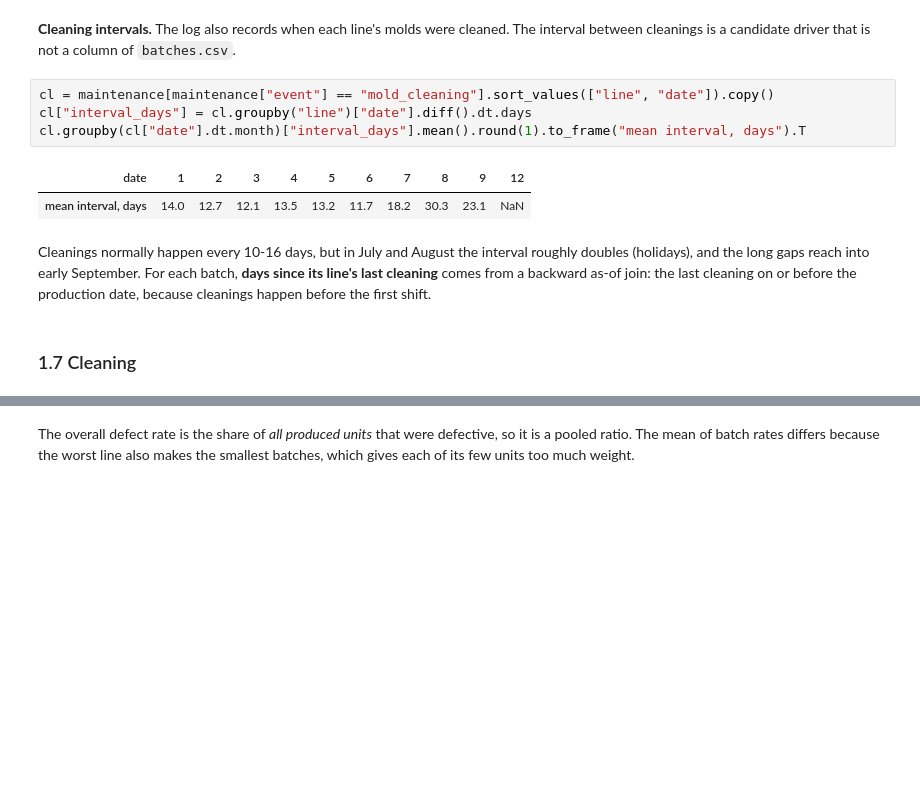
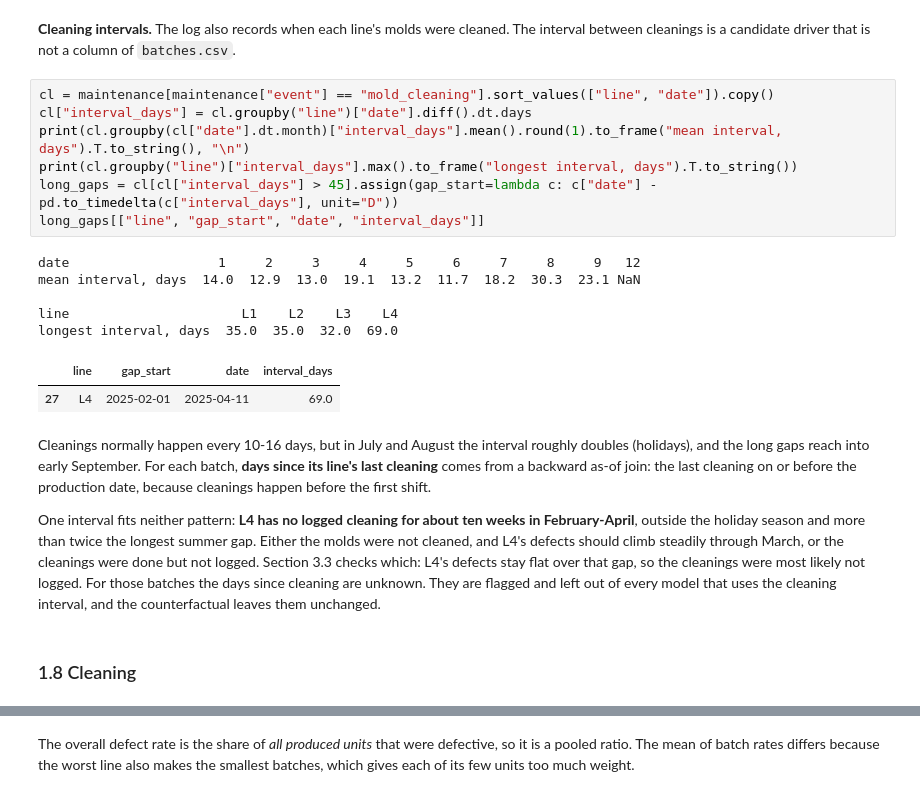
Before and after one commit to Embedded-Embodied-Intelligence/recruitment_task, a Jupyter notebook: reference/reference_solution.ipynb, the cells around one changed output, grey strips where cells are left out. Drawn from its saved outputs; the diff is of its cells as text; blank space fills up the shorter version.

```diff
--- a/reference/reference_solution.ipynb
+++ b/reference/reference_solution.ipynb
@@ -235,14 +267,24 @@ The last row uses the effect of mold temperature on the defect logit, about 0.03
 # %%
 cl = maintenance[maintenance["event"] == "mold_cleaning"].sort_values(["line", "date"]).copy()
 cl["interval_days"] = cl.groupby("line")["date"].diff().dt.days
-cl.groupby(cl["date"].dt.month)["interval_days"].mean().round(1).to_frame("mean interval, days").T
+print(cl.groupby(cl["date"].dt.month)["interval_days"].mean().round(1).to_frame("mean interval, days").T.to_string(), "\n")
+print(cl.groupby("line")["interval_days"].max().to_frame("longest interval, days").T.to_string())
+long_gaps = cl[cl["interval_days"] > 45].assign(gap_start=lambda c: c["date"] - pd.to_timedelta(c["interval_days"], unit="D"))
+long_gaps[["line", "gap_start", "date", "interval_days"]]
 # %% [output]
+date                   1     2     3     4     5     6     7     8     9   12
+mean interval, days  14.0  12.9  13.0  19.1  13.2  11.7  18.2  30.3  23.1 NaN
+
+line                      L1    L2    L3    L4
+longest interval, days  35.0  35.0  32.0  69.0
-| date | 1 | 2 | 3 | 4 | 5 | 6 | 7 | 8 | 9 | 12 |
-| mean interval, days | 14.0 | 12.7 | 12.1 | 13.5 | 13.2 | 11.7 | 18.2 | 30.3 | 23.1 | NaN |
+|  | line | gap_start | date | interval_days |
+| 27 | L4 | 2025-02-01 | 2025-04-11 | 69.0 |
 # %% [markdown]
 Cleanings normally happen every 10-16 days, but in July and August the interval roughly doubles (holidays), and the long gaps reach into early September. For each batch, **days since its line's last cleaning** comes from a backward as-of join: the last cleaning on or before the production date, because cleanings happen before the first shift.
+
+One interval fits neither pattern: **L4 has no logged cleaning for about ten weeks in February-April**, outside the holiday season and more than twice the longest summer gap. Either the molds were not cleaned, and L4's defects should climb steadily through March, or the cleanings were done but not logged. Section 3.3 checks which: L4's defects stay flat over that gap, so the cleanings were most likely not logged. For those batches the days since cleaning are unknown. They are flagged and left out of every model that uses the cleaning interval, and the counterfactual leaves them unchanged.
 # %% [markdown]
-### 1.7 Cleaning
+### 1.8 Cleaning
 # %%
 def clean(raw: pd.DataFrame, suppliers: pd.DataFrame, maintenance: pd.DataFrame) -> pd.DataFrame:
     df = raw.drop_duplicates().copy()
```
Also changed, not shown: parts of 32 cells of this notebook, 11 other files.
